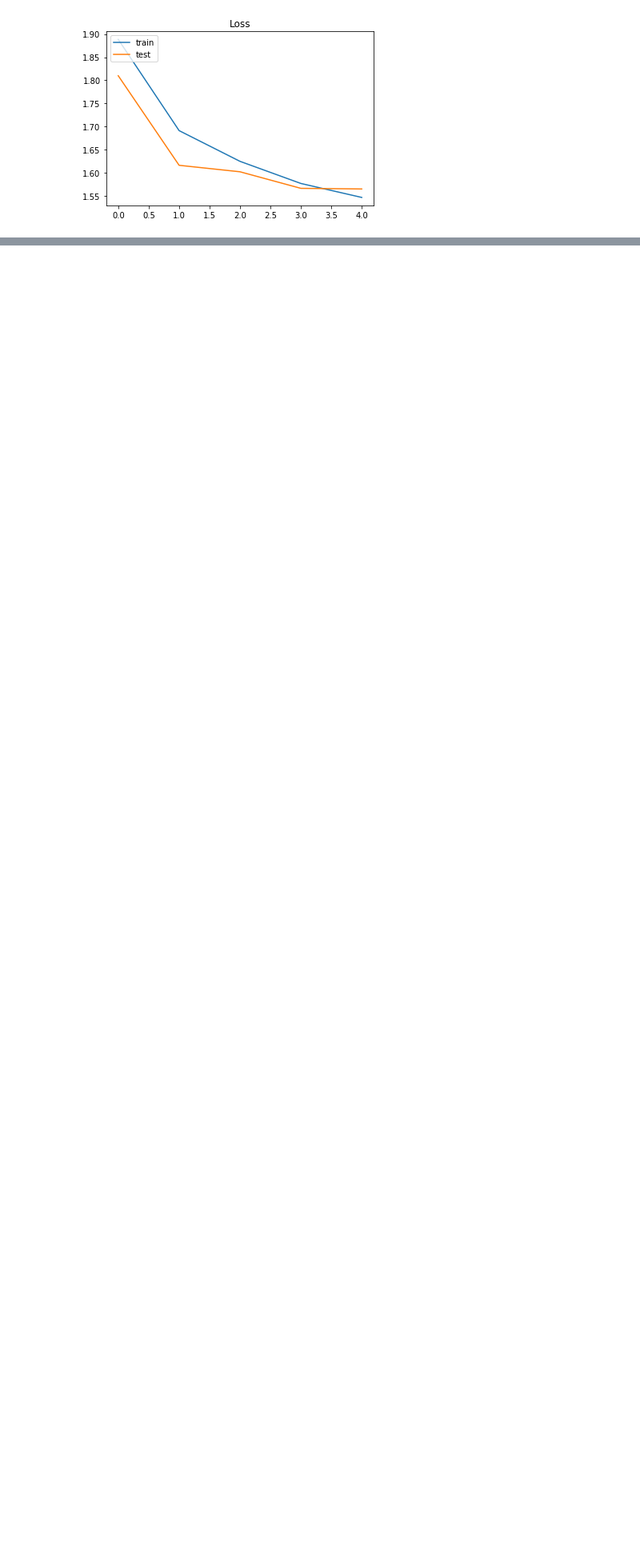
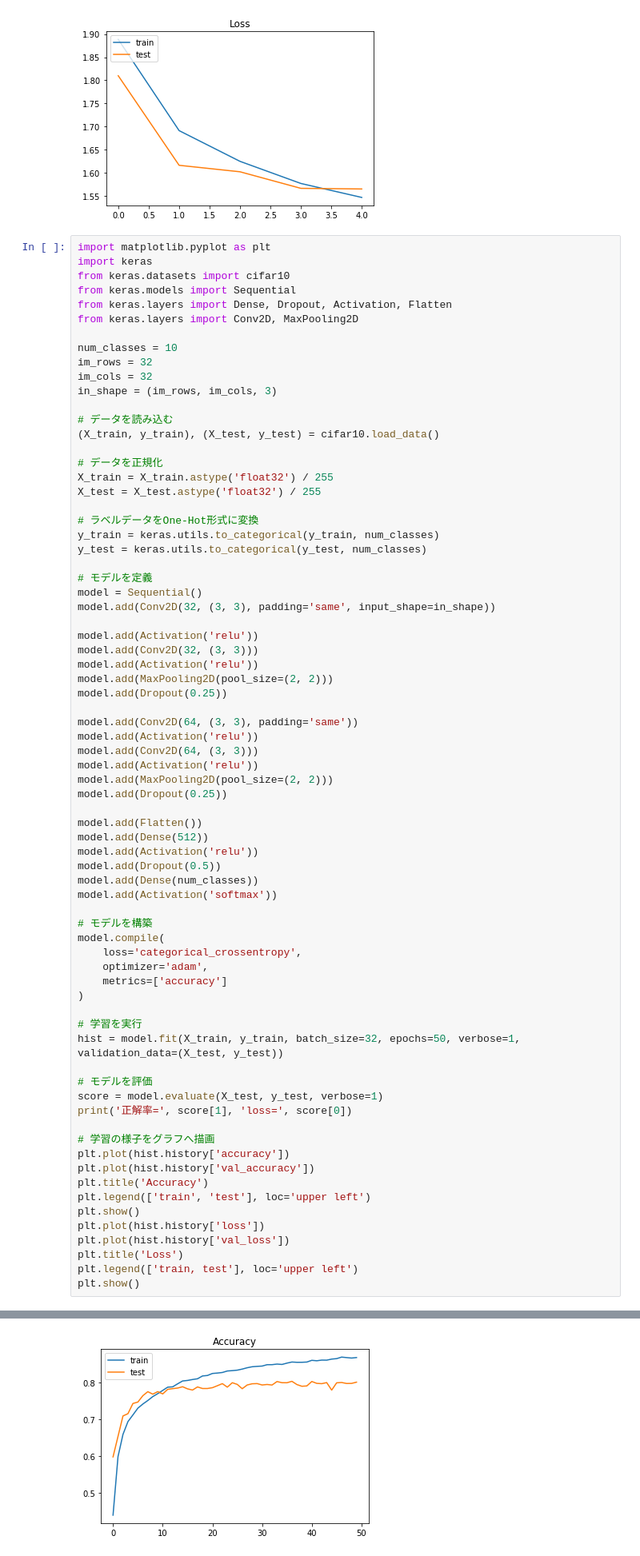
Before and after one commit to katuhito/workspace9, a Jupyter notebook: tensorflow/Untitled5.ipynb, the cells around one changed output, grey strips where cells are left out. Shown at 80% size. Saved outputs shown, nothing was run; the diff lists cells and outputs as text; blank space fills up the shorter version.

Commit message:
CIFAR-10/CNN

```diff
--- a/tensorflow/Untitled5.ipynb
+++ b/tensorflow/Untitled5.ipynb
@@ -88,3 +88,77 @@ Epoch 5/5
 正解率= 0.448199987411499 loss= 1.5649566650390625
 [figure]
 [figure]
+# %%
+import matplotlib.pyplot as plt
+import keras
+from keras.datasets import cifar10
+from keras.models import Sequential
+from keras.layers import Dense, Dropout, Activation, Flatten
+from keras.layers import Conv2D, MaxPooling2D
+
+num_classes = 10
+im_rows = 32
+im_cols = 32
+in_shape = (im_rows, im_cols, 3)
+
+# データを読み込む
+(X_train, y_train), (X_test, y_test) = cifar10.load_data()
+
+# データを正規化
+X_train = X_train.astype('float32') / 255
+X_test = X_test.astype('float32') / 255
+
+# ラベルデータをOne-Hot形式に変換
+y_train = keras.utils.to_categorical(y_train, num_classes)
+y_test = keras.utils.to_categorical(y_test, num_classes)
+
+# モデルを定義
+model = Sequential()
+model.add(Conv2D(32, (3, 3), padding='same', input_shape=in_shape))
+
+model.add(Activation('relu'))
+model.add(Conv2D(32, (3, 3)))
+model.add(Activation('relu'))
+model.add(MaxPooling2D(pool_size=(2, 2)))
+model.add(Dropout(0.25))
+
+model.add(Conv2D(64, (3, 3), padding='same'))
+model.add(Activation('relu'))
+model.add(Conv2D(64, (3, 3)))
+model.add(Activation('relu'))
+model.add(MaxPooling2D(pool_size=(2, 2)))
+model.add(Dropout(0.25))
+
+model.add(Flatten())
+model.add(Dense(512))
+model.add(Activation('relu'))
+model.add(Dropout(0.5))
+model.add(Dense(num_classes))
+model.add(Activation('softmax'))
+
+# モデルを構築
+model.compile(
+    loss='categorical_crossentropy',
+    optimizer='adam',
+    metrics=['accuracy']
+)
+
+# 学習を実行
+hist = model.fit(X_train, y_train, batch_size=32, epochs=50, verbose=1, validation_data=(X_test, y_test))
+
+# モデルを評価
+score = model.evaluate(X_test, y_test, verbose=1)
+print('正解率=', score[1], 'loss=', score[0])
+
+# 学習の様子をグラフへ描画
+plt.plot(hist.history['accuracy'])
+plt.plot(hist.history['val_accuracy'])
+plt.title('Accuracy')
+plt.legend(['train', 'test'], loc='upper left')
+plt.show()
+plt.plot(hist.history['loss'])
+plt.plot(hist.history['val_loss'])
+plt.title('Loss')
+plt.legend(['train, test'], loc='upper left')
+plt.show()
+# %% [output]
@@ -90,0 +182 @@ Epoch 5/5
+[figure, added]
```
Also changed, not shown: parts of 8 cells of this notebook, 5 other files.
